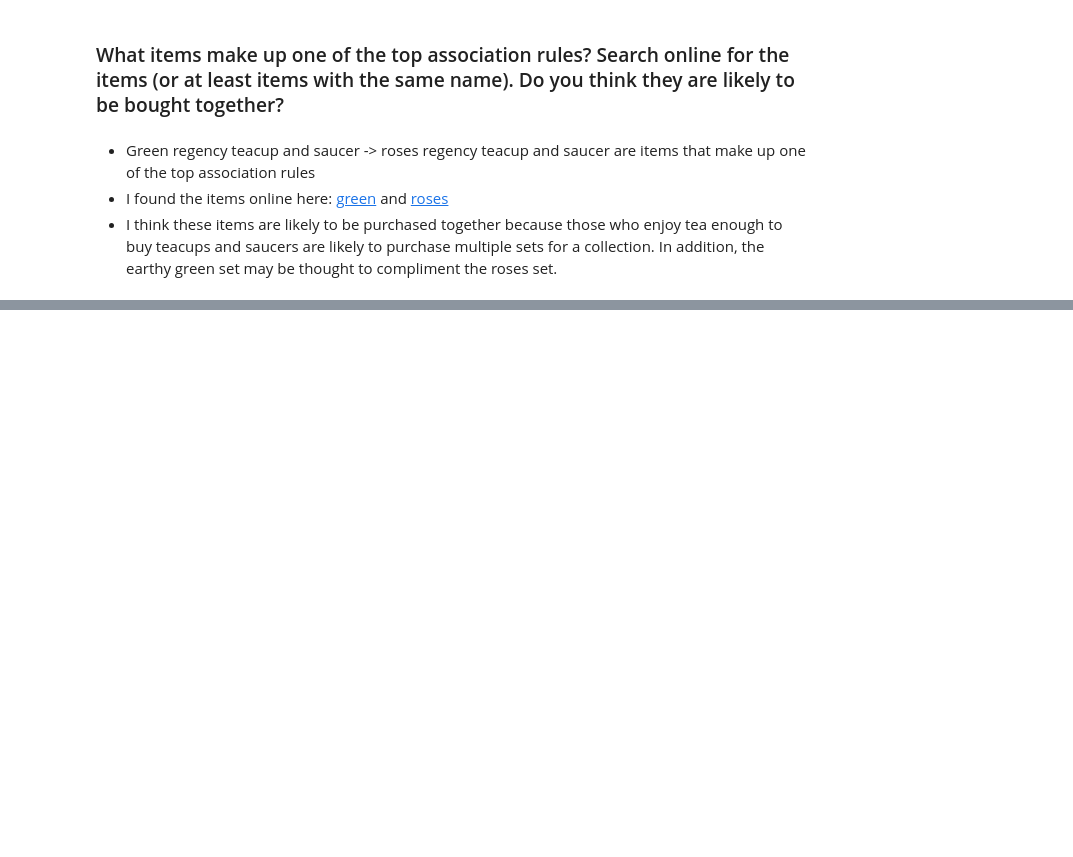
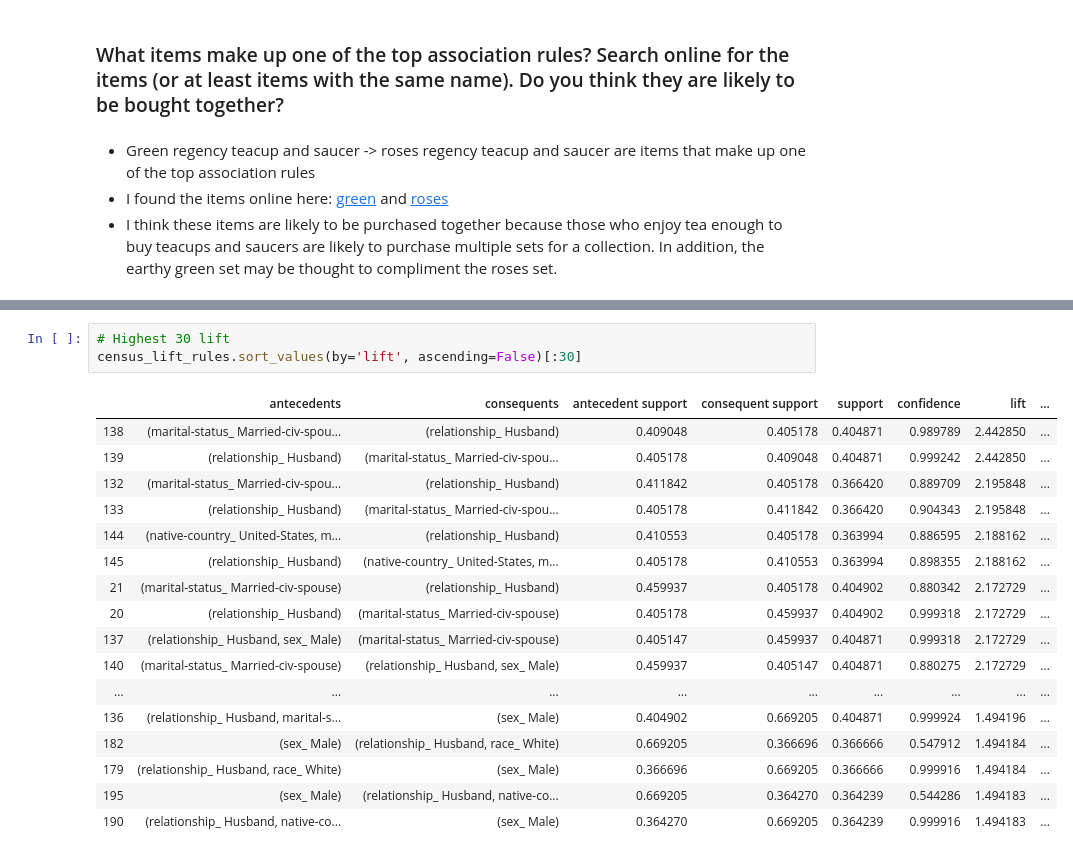
Before and after one commit to run-cmw/data-mining-practice, a Jupyter notebook: assignment3-wells.ipynb, the cells around one changed output, grey strips where cells are left out. Saved outputs shown, nothing was run; the diff lists cells and outputs as text; blank space fills up the shorter version.

```diff
--- a/assignment3-wells.ipynb
+++ b/assignment3-wells.ipynb
@@ -91,0 +229,21 @@ rules.head()
+# %%
+# Highest 30 lift
+census_lift_rules.sort_values(by='lift', ascending=False)[:30]
+# %% [output]
+|  | antecedents | consequents | antecedent support | consequent support | support | confidence | lift | ... |
+| 138 | (marital-status_ Married-civ-spou... | (relationship_ Husband) | 0.409048 | 0.405178 | 0.404871 | 0.989789 | 2.442850 | ... |
+| 139 | (relationship_ Husband) | (marital-status_ Married-civ-spou... | 0.405178 | 0.409048 | 0.404871 | 0.999242 | 2.442850 | ... |
+| 132 | (marital-status_ Married-civ-spou... | (relationship_ Husband) | 0.411842 | 0.405178 | 0.366420 | 0.889709 | 2.195848 | ... |
+| 133 | (relationship_ Husband) | (marital-status_ Married-civ-spou... | 0.405178 | 0.411842 | 0.366420 | 0.904343 | 2.195848 | ... |
+| 144 | (native-country_ United-States, m... | (relationship_ Husband) | 0.410553 | 0.405178 | 0.363994 | 0.886595 | 2.188162 | ... |
+| 145 | (relationship_ Husband) | (native-country_ United-States, m... | 0.405178 | 0.410553 | 0.363994 | 0.898355 | 2.188162 | ... |
+| 21 | (marital-status_ Married-civ-spouse) | (relationship_ Husband) | 0.459937 | 0.405178 | 0.404902 | 0.880342 | 2.172729 | ... |
+| 20 | (relationship_ Husband) | (marital-status_ Married-civ-spouse) | 0.405178 | 0.459937 | 0.404902 | 0.999318 | 2.172729 | ... |
+| 137 | (relationship_ Husband, sex_ Male) | (marital-status_ Married-civ-spouse) | 0.405147 | 0.459937 | 0.404871 | 0.999318 | 2.172729 | ... |
+| 140 | (marital-status_ Married-civ-spouse) | (relationship_ Husband, sex_ Male) | 0.459937 | 0.405147 | 0.404871 | 0.880275 | 2.172729 | ... |
+| ... | ... | ... | ... | ... | ... | ... | ... | ... |
+| 136 | (relationship_ Husband, marital-s... | (sex_ Male) | 0.404902 | 0.669205 | 0.404871 | 0.999924 | 1.494196 | ... |
+| 182 | (sex_ Male) | (relationship_ Husband, race_ White) | 0.669205 | 0.366696 | 0.366666 | 0.547912 | 1.494184 | ... |
+| 179 | (relationship_ Husband, race_ White) | (sex_ Male) | 0.366696 | 0.669205 | 0.366666 | 0.999916 | 1.494184 | ... |
+| 195 | (sex_ Male) | (relationship_ Husband, native-co... | 0.669205 | 0.364270 | 0.364239 | 0.544286 | 1.494183 | ... |
+| 190 | (relationship_ Husband, native-co... | (sex_ Male) | 0.364270 | 0.669205 | 0.364239 | 0.999916 | 1.494183 | ... |
```
Also changed, not shown: parts of 22 cells of this notebook.
